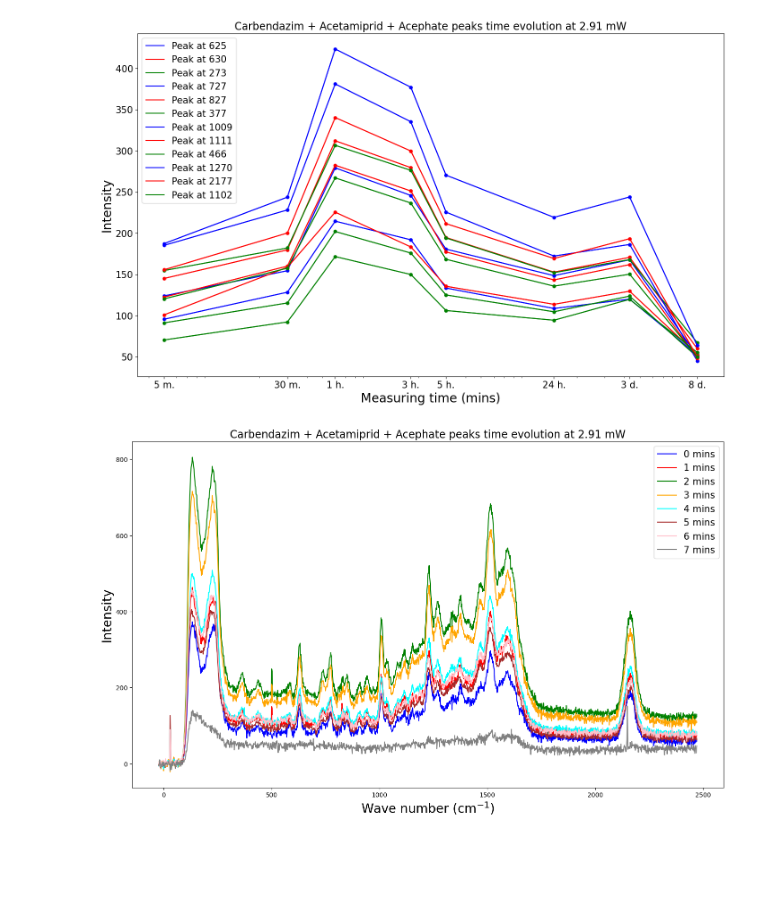
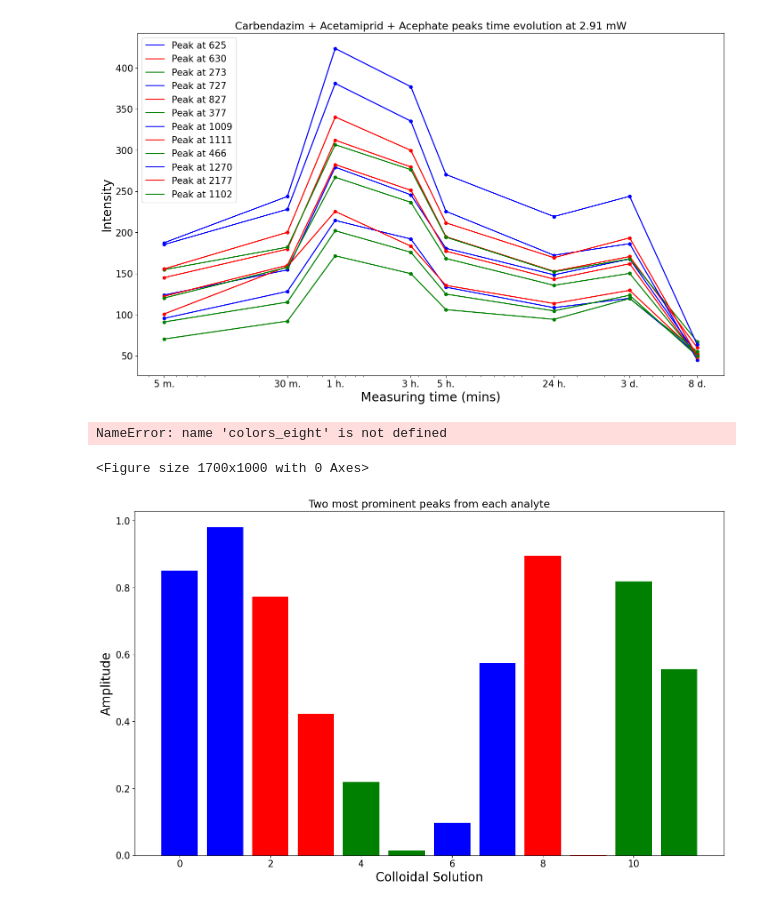
Before and after one commit to anva-kn/Raman, a Jupyter notebook: Aging&Time_evol.ipynb, the cells around one changed output. Saved outputs shown, nothing was run; the diff lists cells and outputs as text; code cells hidden in the pictures; blank space fills up the shorter version.

```diff
--- a/Aging&Time_evol.ipynb
+++ b/Aging&Time_evol.ipynb
@@ -539,7 +539,7 @@ plt.show()
 [figure]
 # %%
 plt.figure(figsize=(17, 10))
-for time, spectra in enumerate(car_aceta_aceph_power_time_evol_mean_smooth[0, :, :]):
+for time, spectra in zip(time_labels, car_aceta_aceph_power_time_evol_mean_smooth[0, :, :]):
     plt.plot(f_sup_0810, spectra, label='{} mins'.format(time), color=colors_eight[time])
 # plt.plot(f_sup_0810, car_aceta_power_time_evol_mean_smooth[0, 1, :], label='Carbendazim Peak at 2.91mW')
 plt.xlabel('Wave number (cm$^{-1}$)', fontsize=20)
@@ -548,4 +548,34 @@ plt.legend(fontsize=15)
 plt.title('Carbendazim + Acetamiprid + Acephate peaks time evolution at 2.91 mW', fontsize=17)
 plt.show()
 # %% [output]
-[figure, removed]
+NameError: name 'colors_eight' is not defined
+<Figure size 1700x1000 with 0 Axes>
+# %%
+import numpy as np
+import matplotlib.pyplot as plt
+
+# Select the two most prominent peaks from each analyte
+carbendazim_peaks_index = np.array([0, 1])
+acetamiprid_peaks_index = np.array([2, 3])
+acephate_peaks_index = np.array([4, 5])
+
+# Define the data for the bar chart
+data = np.random.rand(6, 6)
+
+# Plot the bar chart
+fig, ax = plt.subplots()
+fig.set_size_inches(17, 10)
+for i, (car_peak_idx, aceta_peak_idx, aceph_peak_idx) in enumerate(zip(carbendazim_peaks_index, acetamiprid_peaks_index, acephate_peaks_index)):
+    ax.bar(i*6, data[i, 0], color='blue')
+    ax.bar(i*6+1, data[i, 1], color='blue')
+    ax.bar(i*6+2, data[i, 2], color='red')
+    ax.bar(i*6+3, data[i, 3], color='red')
+    ax.bar(i*6+4, data[i, 4], color='green')
+    ax.bar(i*6+5, data[i, 5], color='green')
+ax.set_xlabel('Colloidal Solution', fontsize=20)
+ax.set_ylabel('Amplitude', fontsize=20)
+ax.tick_params(axis='both', which='major', labelsize=15)
+plt.title('Two most prominent peaks from each analyte', fontsize=17)
+plt.show()
+# %% [output]
+[figure, added]
```
